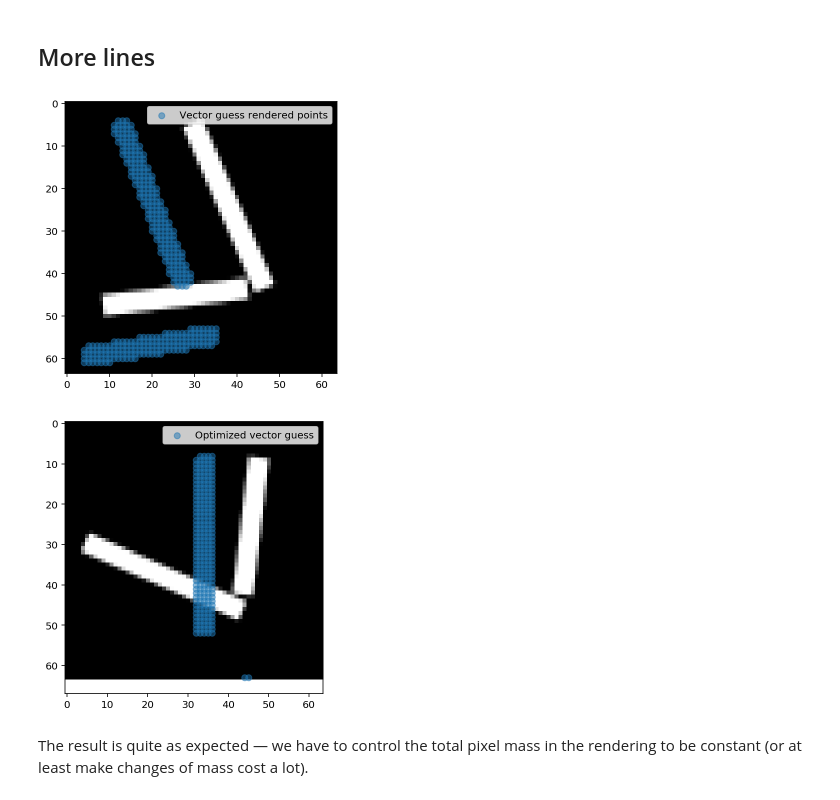
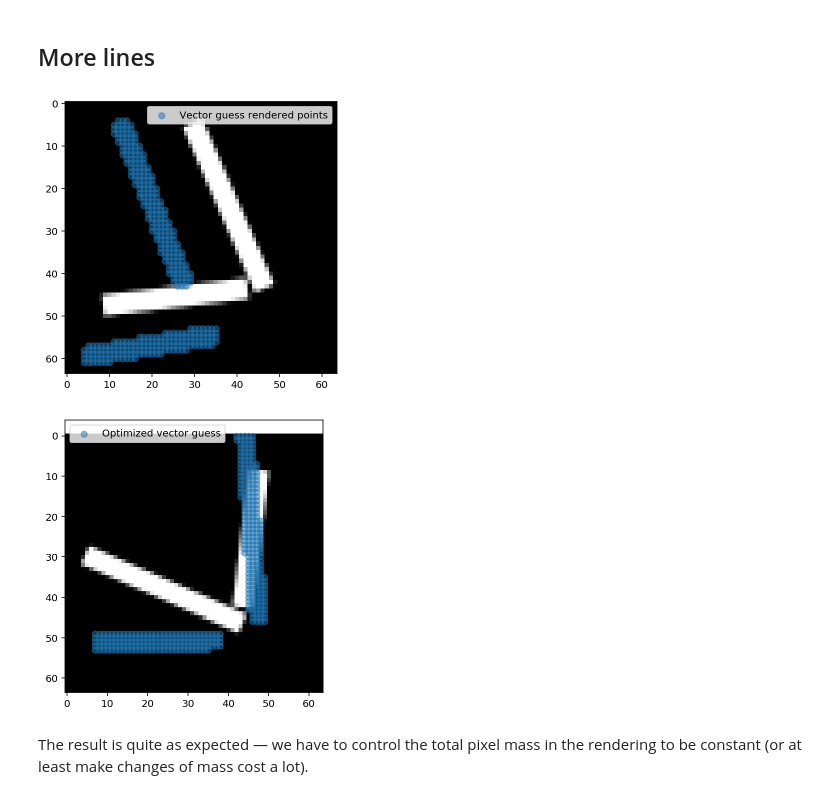
Before and after one commit to apnkv/optimization_vectorization, a Jupyter notebook: differentiable.ipynb, the cells around one changed output. Saved outputs shown, nothing was run; the diff lists cells and outputs as text; code cells hidden in the pictures.

```diff
--- a/differentiable.ipynb
+++ b/differentiable.ipynb
@@ -48,18 +48,20 @@ def visualize(renderer, image, line_batch, render_label):
     plt.scatter(x, y, cmap='gist_gray', label=render_label, alpha=0.5)
     plt.legend()
     plt.show()
+# %%
+device = "cuda:0"
 # %%
 DEFAULT_LOSS = SamplesLoss("sinkhorn", p=2, blur=.01)
-DEFAULT_RENDERER = Renderer((64, 64), linecaps='butt', dtype=torch.float32)
+DEFAULT_RENDERER = Renderer((64, 64), linecaps='butt', device=device, dtype=torch.float32)
 
 def optimize_line_batch(line_batch, raster_coords, raster_masses, n_iters=50,
                         optimize_width=True, lr=0.2, loss=DEFAULT_LOSS, coord_only_steps=None,
-                        renderer=DEFAULT_RENDERER, tqdm=False, graph=False, length_loss=0., width_loss=0.):
+                        renderer=DEFAULT_RENDERER, tqdm_=False, graph=False, length_loss=0., width_loss=0.):
 
-    vector_coords = torch.from_numpy(np.mgrid[0:64, 0:64].reshape(2, -1).T.astype(np.float32))
+    vector_coords = torch.from_numpy(np.mgrid[0:64, 0:64].reshape(2, -1).T.astype(np.float32)).to(device)
 
     iter_range = range(n_iters)
-    if tqdm:
+    if tqdm_:
         iter_range = tqdm(iter_range)
 
     line_batch.requires_grad_()
@@ -111,8 +113,8 @@ def get_pixel_coords_and_density(image):
     pixel_coords = compute_pixel_coords(image)
     pixel_density = compute_pixel_density(image)
 
-    torch_pixel_coords = torch.from_numpy(pixel_coords.astype(np.float32))
-    torch_pixel_density = torch.from_numpy(pixel_density.astype(np.float32))
+    torch_pixel_coords = torch.from_numpy(pixel_coords.astype(np.float32)).to(device)
+    torch_pixel_density = torch.from_numpy(pixel_density.astype(np.float32)).to(device)
 
     return torch_pixel_coords, torch_pixel_density
 # %% [markdown]
@@ -203,22 +214,22 @@ line_batch = optimize_line_batch(line_batch, raster_coords, raster_masses, n_ite
 # %%
 np.random.seed(112)
 
 image, _ = s.get_image('.', line_count=2)
 image = 1 - np.array(image) / 255
 
 raster_coords, raster_masses = get_pixel_coords_and_density(image)
 
 line_batch = np.array([[[5., 13., 43., 28., 3., 0.5], [60., 5., 55., 35., 3., 0.5]]]).astype(np.float32)
-line_batch = torch.from_numpy(line_batch)
+line_batch = torch.from_numpy(line_batch).to(device)
 
 visualize(DEFAULT_RENDERER, image, line_batch, 'Vector guess rendered points')
 
-line_batch = optimize_line_batch(line_batch, raster_coords, raster_masses, n_iters=100, lr=0.2, optimize_width=True,
-                                 graph=False, coord_only_steps=70, length_loss=0.5)
+line_batch = optimize_line_batch(line_batch, raster_coords, raster_masses, n_iters=200, lr=0.05, optimize_width=True,
+                                 graph=False, coord_only_steps=190, length_loss=0.5, tqdm_=True, width_loss=1.5)
 visualize(DEFAULT_RENDERER, image.T, line_batch, 'Optimized vector guess')
 # %% [output]
 [figure]
-[figure, old version]
+[figure, new version]
 # %%
 np.random.seed(114)
 
```
Also changed, not shown: parts of 5 cells of this notebook.
